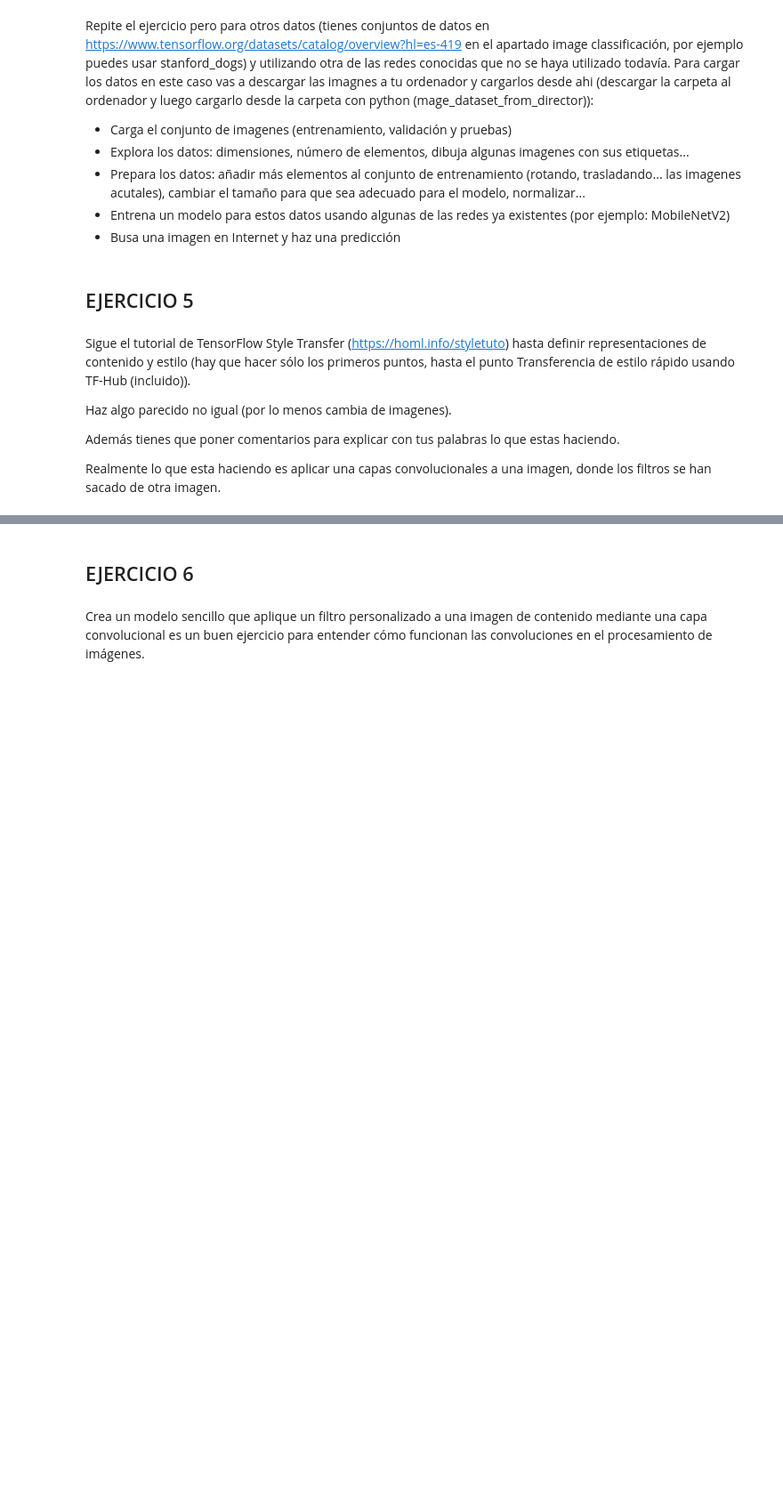
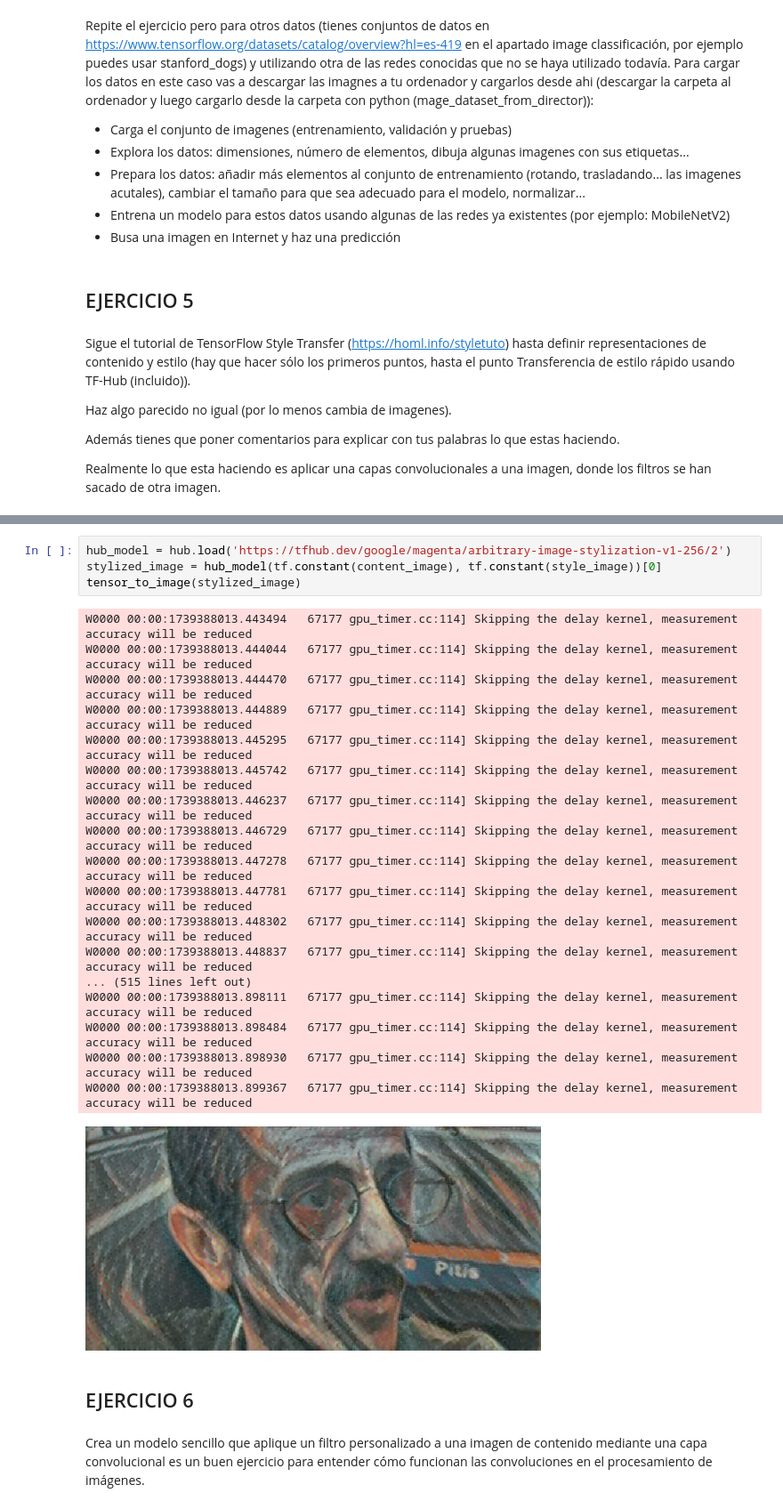
Before and after one commit to jonfdg9/IA, a Jupyter notebook: SAPA/Redes Neuronales/5_3Ejercicios.ipynb, the cells around one changed output, grey strips where cells are left out. Shown at 89% size. Cells and saved outputs as stored; diff of their text form; blank space fills up the shorter version.

```diff
--- a/SAPA/Redes Neuronales/5_3Ejercicios.ipynb
+++ b/SAPA/Redes Neuronales/5_3Ejercicios.ipynb
@@ -414,3 +467,26 @@ Realmente lo que esta haciendo es aplicar una capas convolucionales a una imagen
+# %%
+hub_model = hub.load('https://tfhub.dev/google/magenta/arbitrary-image-stylization-v1-256/2')
+stylized_image = hub_model(tf.constant(content_image), tf.constant(style_image))[0]
+tensor_to_image(stylized_image)
+# %% [output]
+W0000 00:00:1739388013.443494   67177 gpu_timer.cc:114] Skipping the delay kernel, measurement accuracy will be reduced
+W0000 00:00:1739388013.444044   67177 gpu_timer.cc:114] Skipping the delay kernel, measurement accuracy will be reduced
+W0000 00:00:1739388013.444470   67177 gpu_timer.cc:114] Skipping the delay kernel, measurement accuracy will be reduced
+W0000 00:00:1739388013.444889   67177 gpu_timer.cc:114] Skipping the delay kernel, measurement accuracy will be reduced
+W0000 00:00:1739388013.445295   67177 gpu_timer.cc:114] Skipping the delay kernel, measurement accuracy will be reduced
+W0000 00:00:1739388013.445742   67177 gpu_timer.cc:114] Skipping the delay kernel, measurement accuracy will be reduced
+W0000 00:00:1739388013.446237   67177 gpu_timer.cc:114] Skipping the delay kernel, measurement accuracy will be reduced
+W0000 00:00:1739388013.446729   67177 gpu_timer.cc:114] Skipping the delay kernel, measurement accuracy will be reduced
+W0000 00:00:1739388013.447278   67177 gpu_timer.cc:114] Skipping the delay kernel, measurement accuracy will be reduced
+W0000 00:00:1739388013.447781   67177 gpu_timer.cc:114] Skipping the delay kernel, measurement accuracy will be reduced
+W0000 00:00:1739388013.448302   67177 gpu_timer.cc:114] Skipping the delay kernel, measurement accuracy will be reduced
+W0000 00:00:1739388013.448837   67177 gpu_timer.cc:114] Skipping the delay kernel, measurement accuracy will be reduced
+... (515 lines left out)
+W0000 00:00:1739388013.898111   67177 gpu_timer.cc:114] Skipping the delay kernel, measurement accuracy will be reduced
+W0000 00:00:1739388013.898484   67177 gpu_timer.cc:114] Skipping the delay kernel, measurement accuracy will be reduced
+W0000 00:00:1739388013.898930   67177 gpu_timer.cc:114] Skipping the delay kernel, measurement accuracy will be reduced
+W0000 00:00:1739388013.899367   67177 gpu_timer.cc:114] Skipping the delay kernel, measurement accuracy will be reduced
+[figure, added]
 # %% [markdown]
 ## EJERCICIO 6
 # %% [markdown]
```
Also changed, not shown: parts of 9 cells of this notebook.
